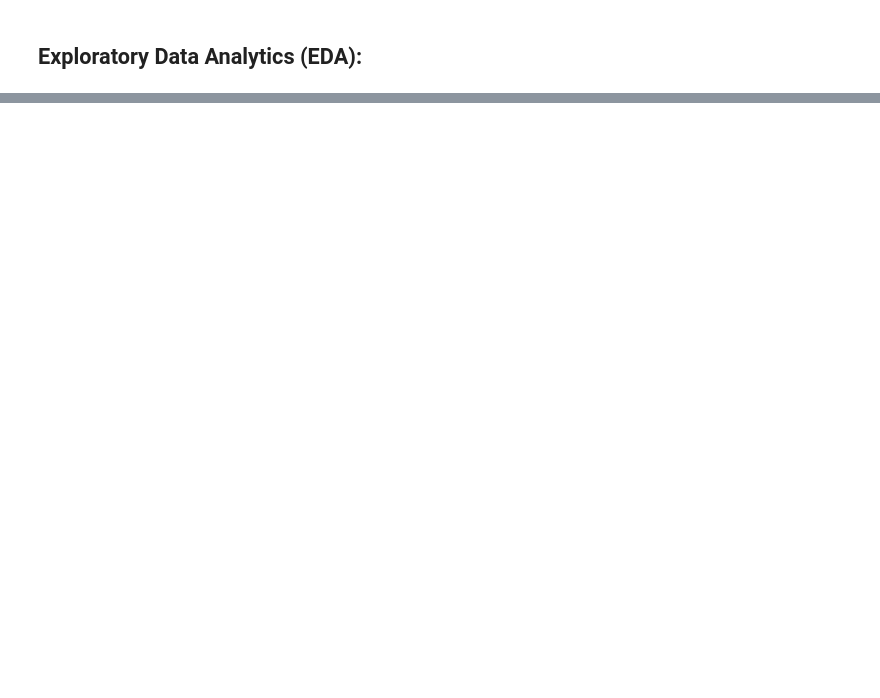
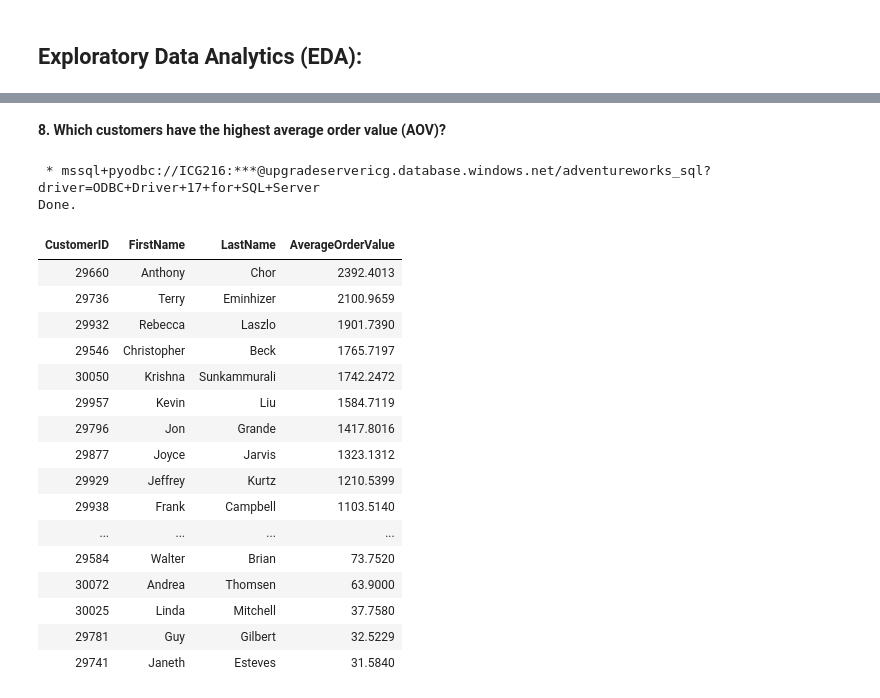
Before and after one commit to ICG216/AdventureWorks_SQL, a Jupyter notebook: AdventureWorks_EDA_01.ipynb, the cells around one changed output, grey strips where cells are left out. Drawn from its saved outputs; the diff is of its cells as text; code cells hidden in the pictures; blank space fills up the shorter version.

```diff
--- a/AdventureWorks_EDA_01.ipynb
+++ b/AdventureWorks_EDA_01.ipynb
@@ -63,0 +246,39 @@ Done.
+# %% [markdown]
+**8. Which customers have the highest average order value (AOV)?**
+# %%
+%%sql
+SELECT
+    c.CustomerID,
+    c.FirstName,
+    c.LastName,
+    AVG(od.UnitPrice * od.OrderQty) AS AverageOrderValue
+FROM
+    SalesLT.Customer c
+JOIN
+    SalesLT.SalesOrderHeader o ON c.CustomerID = o.CustomerID
+JOIN
+    SalesLT.SalesOrderDetail od ON o.SalesOrderID = od.SalesOrderID
+GROUP BY
+    c.CustomerID, c.FirstName, c.LastName
+ORDER BY
+    AverageOrderValue DESC;
+# %% [output]
+ * mssql+pyodbc://ICG216:***@upgradeservericg.database.windows.net/adventureworks_sql?driver=ODBC+Driver+17+for+SQL+Server
+Done.
+| CustomerID | FirstName | LastName | AverageOrderValue |
+| 29660 | Anthony | Chor | 2392.4013 |
+| 29736 | Terry | Eminhizer | 2100.9659 |
+| 29932 | Rebecca | Laszlo | 1901.7390 |
+| 29546 | Christopher | Beck | 1765.7197 |
+| 30050 | Krishna | Sunkammurali | 1742.2472 |
+| 29957 | Kevin | Liu | 1584.7119 |
+| 29796 | Jon | Grande | 1417.8016 |
+| 29877 | Joyce | Jarvis | 1323.1312 |
+| 29929 | Jeffrey | Kurtz | 1210.5399 |
+| 29938 | Frank | Campbell | 1103.5140 |
+| ... | ... | ... | ... |
+| 29584 | Walter | Brian | 73.7520 |
+| 30072 | Andrea | Thomsen | 63.9000 |
+| 30025 | Linda | Mitchell | 37.7580 |
+| 29781 | Guy | Gilbert | 32.5229 |
+| 29741 | Janeth | Esteves | 31.5840 |
```
Also changed, not shown: parts of 20 cells of this notebook.
